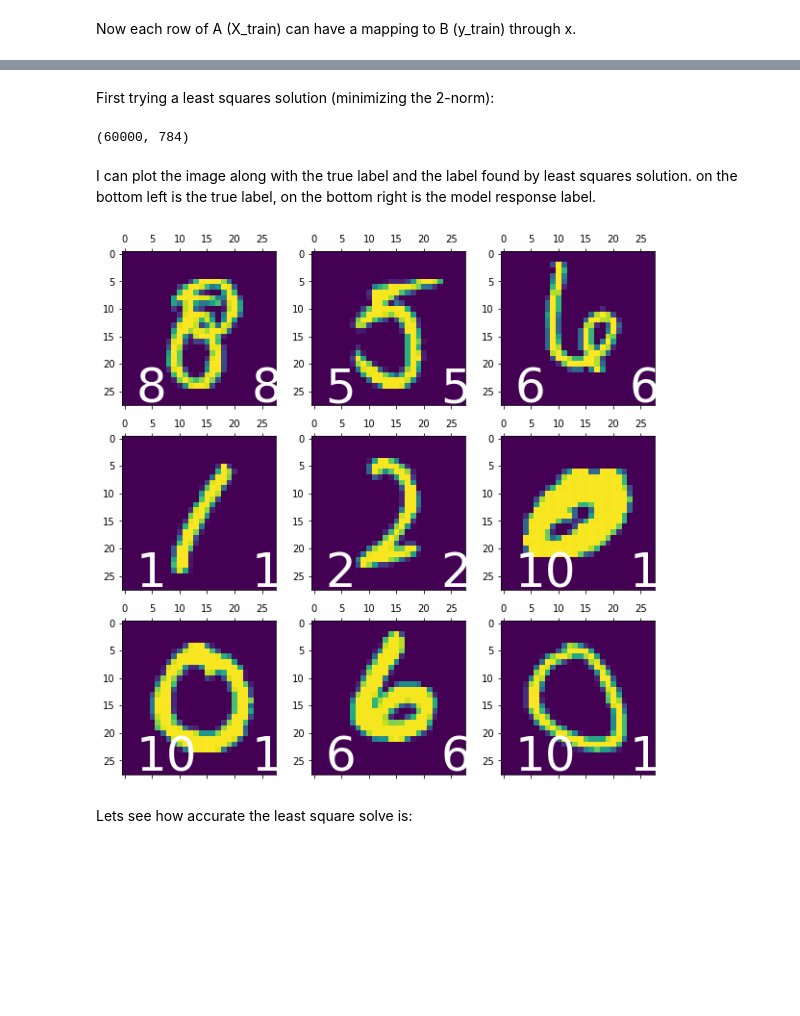
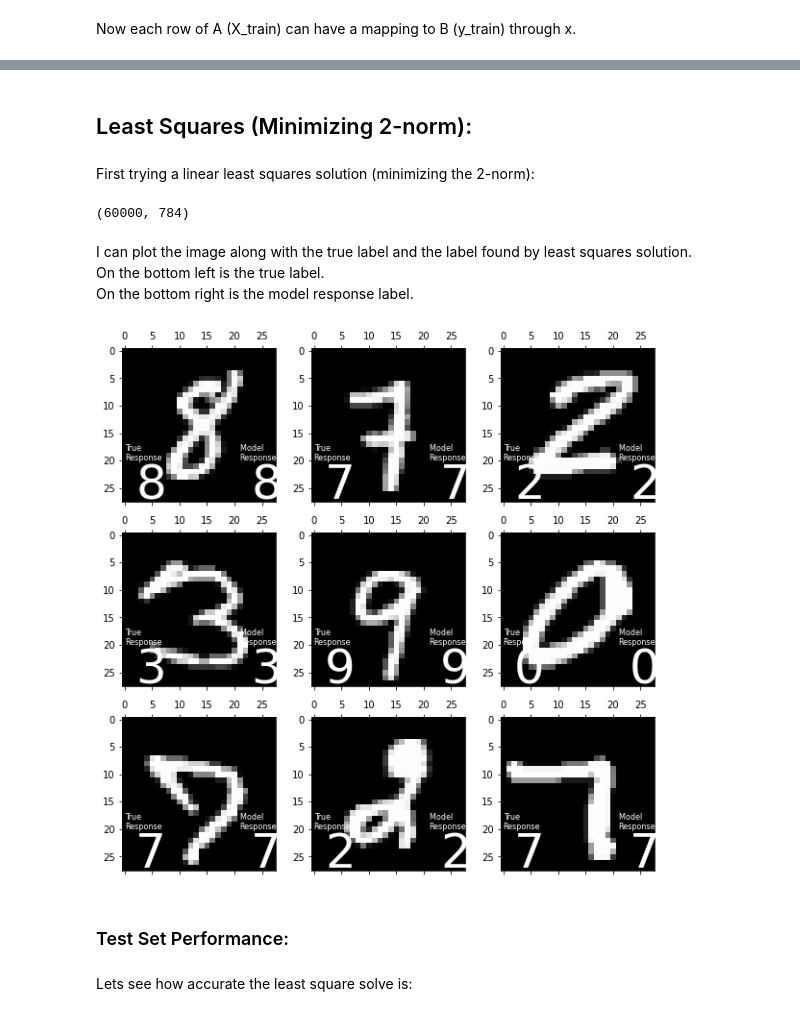
Before and after one commit to busbykt/AMATH584, a Jupyter notebook: Homework/hw6/hw6.ipynb, the cells around one changed output, grey strips where cells are left out. Saved outputs shown, nothing was run; the diff lists cells and outputs as text; code cells hidden in the pictures; blank space fills up the shorter version.

```diff
--- a/Homework/hw6/hw6.ipynb
+++ b/Homework/hw6/hw6.ipynb
@@ -26,7 +30,8 @@ X_train.shape
 # %% [markdown]
 Reshape the data into 60k rows by 784 columns.
 # %%
-X_train = np.reshape(X_train, (60000,28*28))
+X_train = np.reshape(X_train, (X_train.shape[0],28*28))
+X_test = np.reshape(X_test, (X_test.shape[0],28*28))
 # %%
 X_train.shape
 # %% [output]
@@ -48,5 +55,7 @@ Now each row of A (X_train) can have a mapping to B (y_train) through x.
+# %% [markdown]
+## Least Squares (Minimizing 2-norm):
 # %% [markdown]
-First trying a least squares solution (minimizing the 2-norm):
+First trying a linear least squares solution (minimizing the 2-norm):
 # %%
 x = np.linalg.lstsq(X_train, y_train, rcond=None)
 # %%
@@ -55,17 +64,22 @@ X_train.shape
 (60000, 784)
 # %% [markdown]
 I can plot the image along with the true label and the label found by least squares solution.
-on the bottom left is the true label, on the bottom right is the model response label.
+On the bottom left is the true label.
+On the bottom right is the model response label.
 # %%
 plt.figure(figsize=[10,10])
 for i in np.arange(1,10):
     plt.subplot(3,3,i)
     check = np.random.randint(0,X_train.shape[0])
-    plt.matshow(X_train[check].reshape(28,28), fignum=False)
-    plt.text(23,27,(X_train@x[0])[check].argmax()+1, fontsize=50, c='white')
-    plt.text(2,27,y_train[check].argmax()+1, fontsize=50, c='white')
+    plt.matshow(X_train[check].reshape(28,28), fignum=False, cmap='gray')
+    plt.text(23,27,(X_train@x[0])[check].argmax(), fontsize=50, c='white')
+    plt.text(2,27,y_train[check].argmax(), fontsize=50, c='white')
+    plt.text(21,20,'Model \nResponse', fontsize=8, c='white')
+    plt.text(0,20,'True \nResponse', fontsize=8, c='white')
 # %% [output]
-[figure, old version]
+[figure, new version]
+# %% [markdown]
+### Test Set Performance:
 # %% [markdown]
 Lets see how accurate the least square solve is:
 # %%
```
Also changed, not shown: parts of 51 cells of this notebook.
